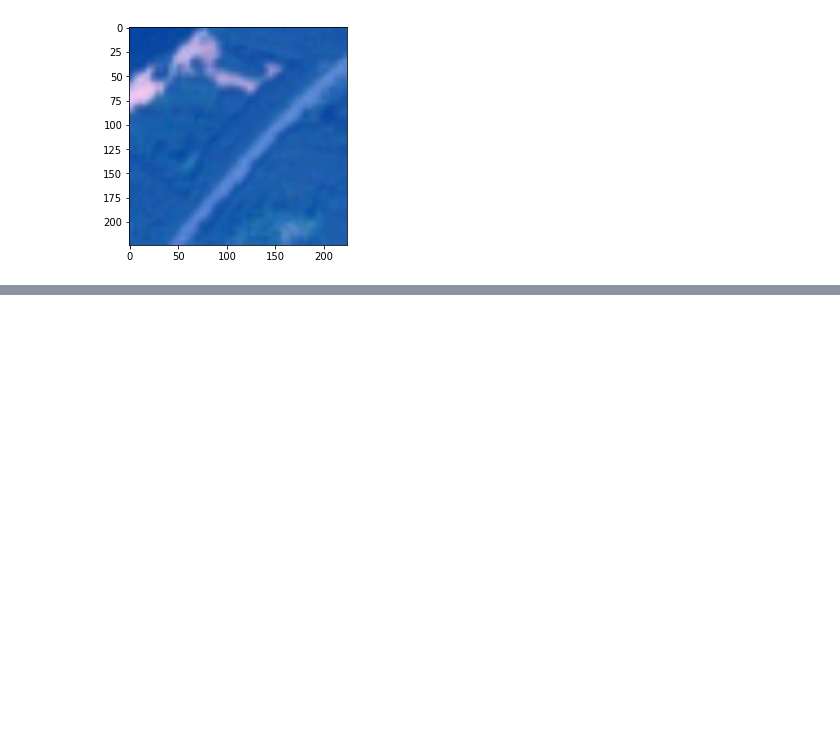
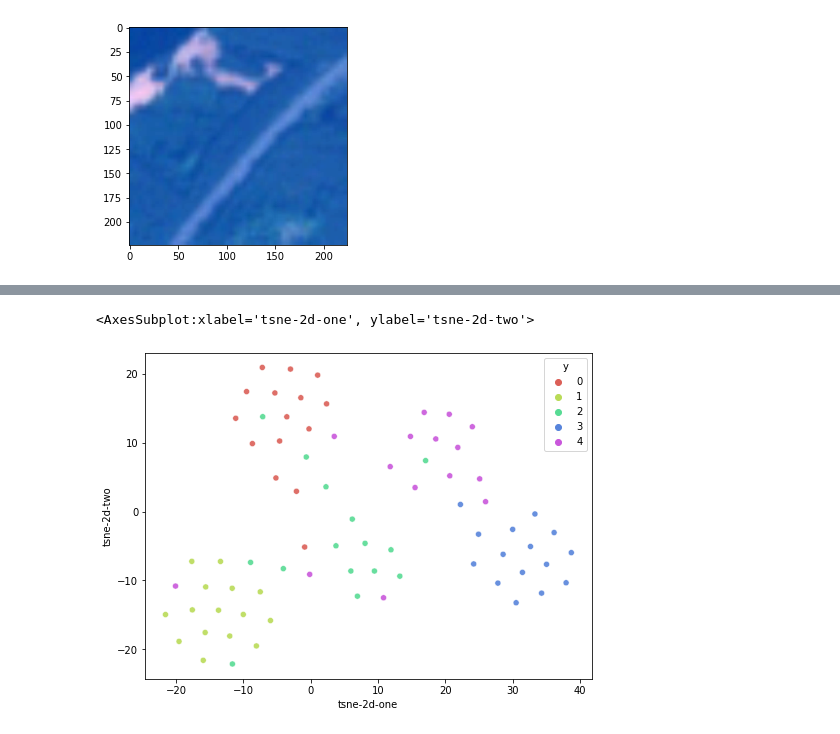
Before and after one commit to johncai117/DAMSL, a Jupyter notebook: visual.ipynb, the cells around one changed output, grey strips where cells are left out. Saved outputs shown, nothing was run; the diff lists cells and outputs as text; code cells hidden in the pictures; blank space fills up the shorter version.

```diff
--- a/visual.ipynb
+++ b/visual.ipynb
@@ -808,0 +796,28 @@ sns.scatterplot(
+# %%
+ls_embedded =  TSNE(n_components=2).fit_transform(linear_scores_np)
+
+sc_embedded = TSNE(n_components=2).fit_transform(scores_np)
+
+
+import seaborn as sns
+import matplotlib.pyplot as plt
+
+import pandas as pd
+
+
+df_subset = pd.DataFrame({'tsne-2d-one':ls_embedded[:,0], 'tsne-2d-two': ls_embedded[:,1], "y" : list(np.repeat(range(n_way ), n_query )) , "style": [0] * 75 })
+
+
+
+plt.figure(figsize=(8,6))
+sns.scatterplot(
+    x="tsne-2d-one", y="tsne-2d-two",
+    hue="y",
+    palette=sns.color_palette("hls", 5),
+    data=df_subset,
+    legend="full",
+    alpha=0.9
+)
+# %% [output]
+<AxesSubplot:xlabel='tsne-2d-one', ylabel='tsne-2d-two'>
+[figure, added]
```
Also changed, not shown: parts of 10 cells of this notebook, 6 other files.
